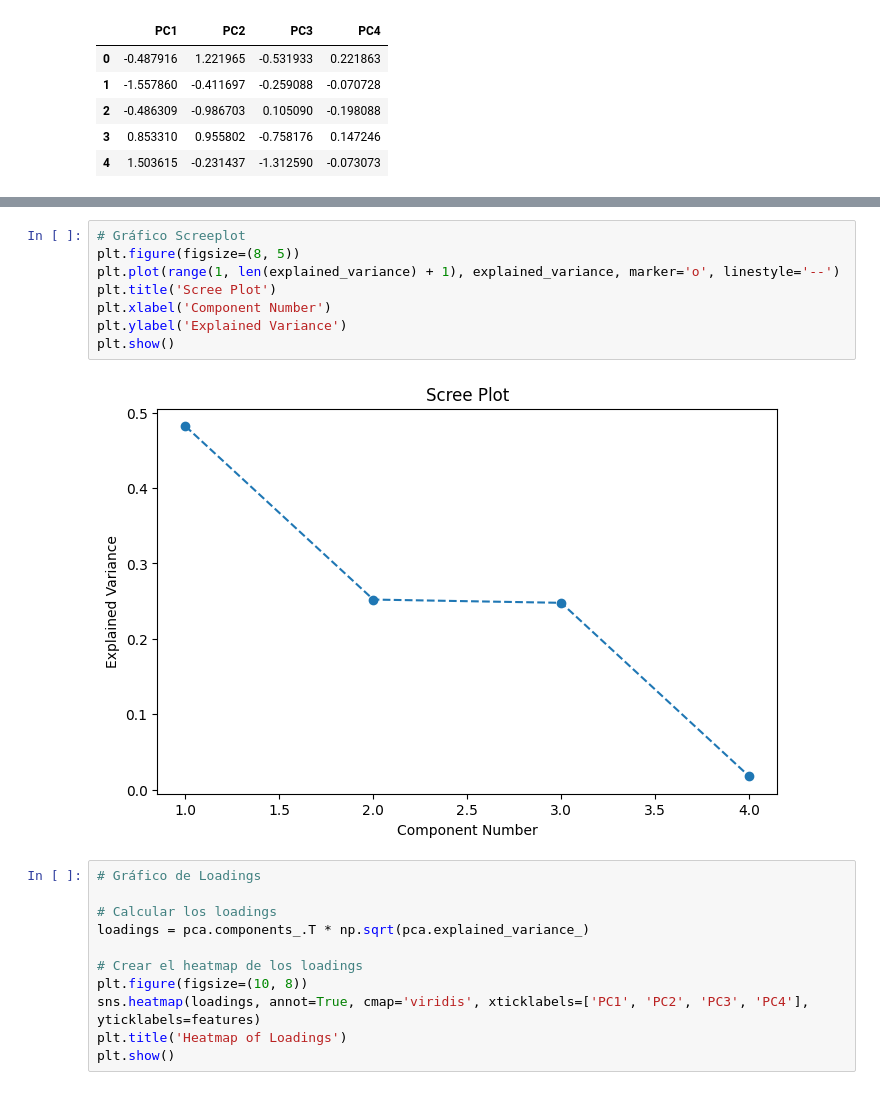
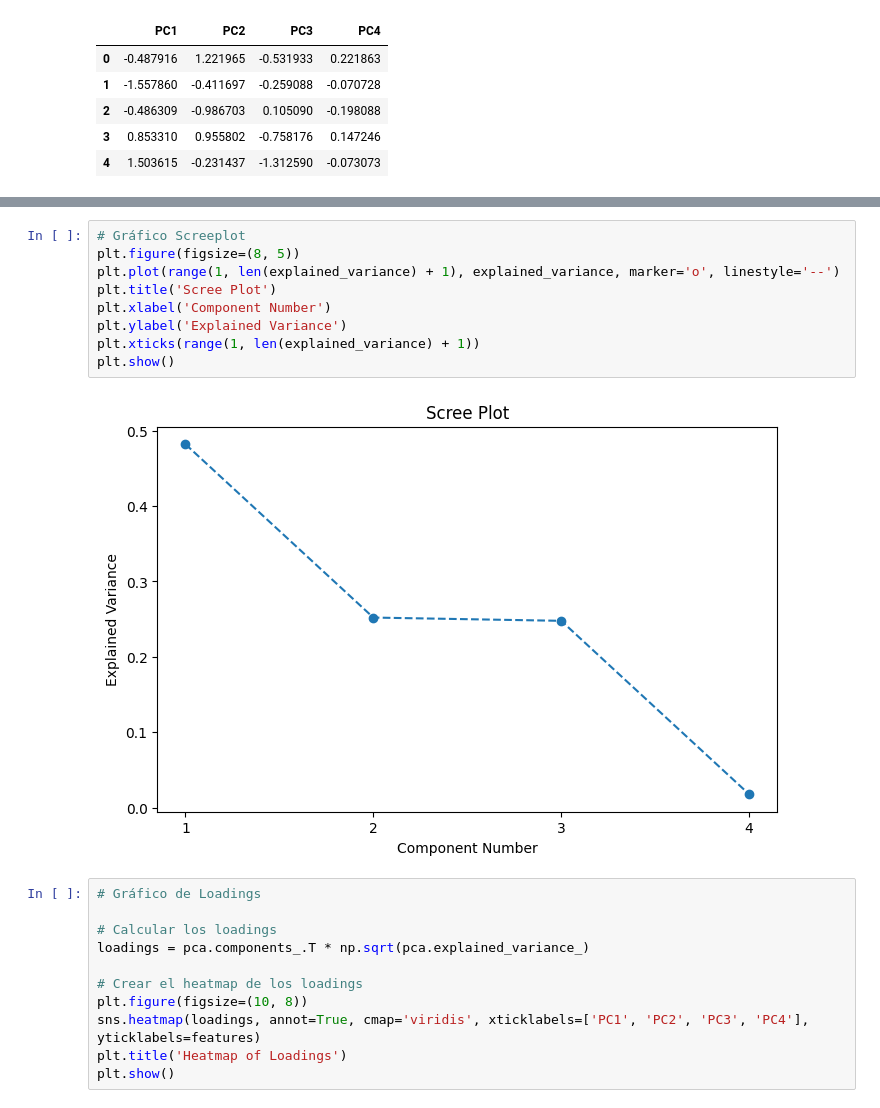
Before and after one commit to PerezSebas14/metodos_estad-sticos_fase_3, a Jupyter notebook: Fase_3_Cristian_Perez_V2.ipynb, the cells around one changed output, grey strips where cells are left out. Drawn from its saved outputs; the diff is of its cells as text.

```diff
--- a/Fase_3_Cristian_Perez_V2.ipynb
+++ b/Fase_3_Cristian_Perez_V2.ipynb
@@ -90,13 +100,14 @@ array([0.48194462, 0.25218383, 0.2478549 , 0.01801664])
 # %%
 # Gráfico Screeplot
 plt.figure(figsize=(8, 5))
 plt.plot(range(1, len(explained_variance) + 1), explained_variance, marker='o', linestyle='--')
 plt.title('Scree Plot')
 plt.xlabel('Component Number')
 plt.ylabel('Explained Variance')
+plt.xticks(range(1, len(explained_variance) + 1))
 plt.show()
 # %% [output]
-[figure, old version]
+[figure, new version]
 # %%
 # Gráfico de Loadings
 
```
Also changed, not shown: parts of 2 cells of this notebook.
